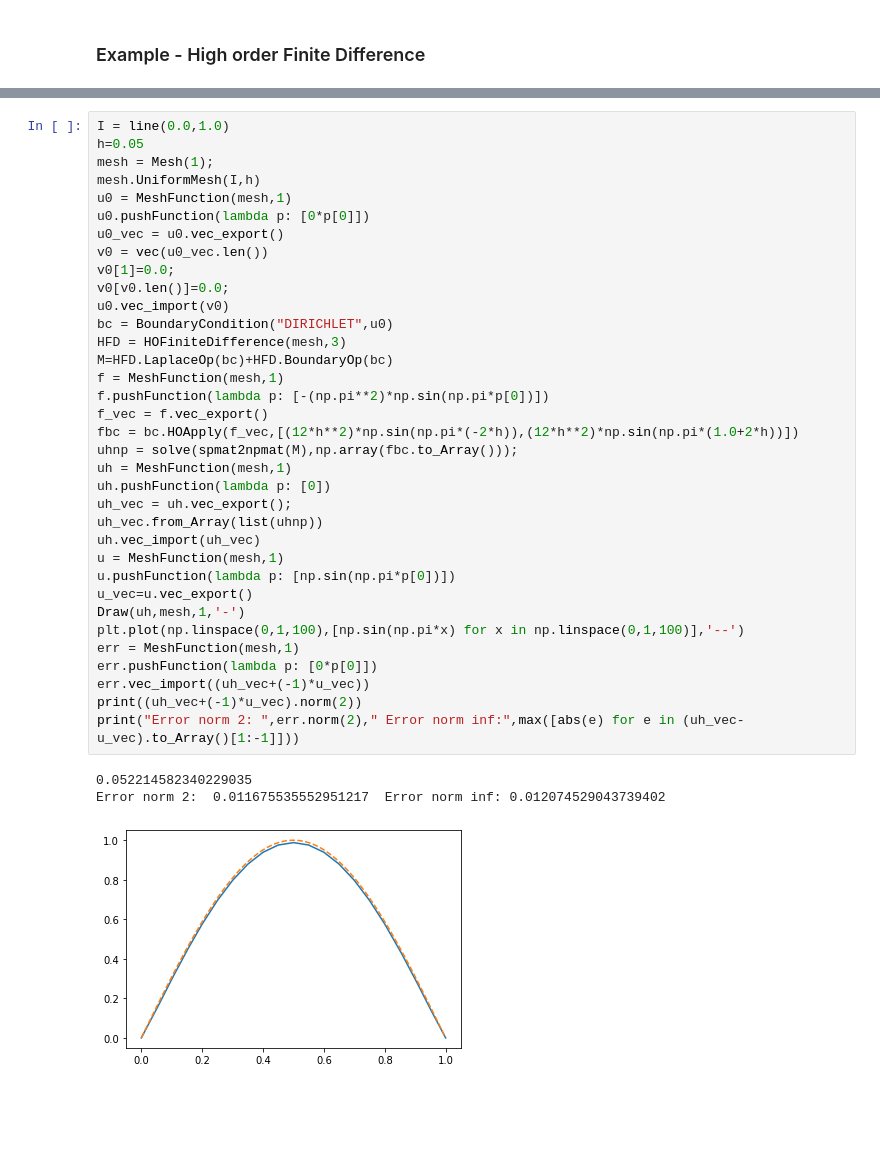
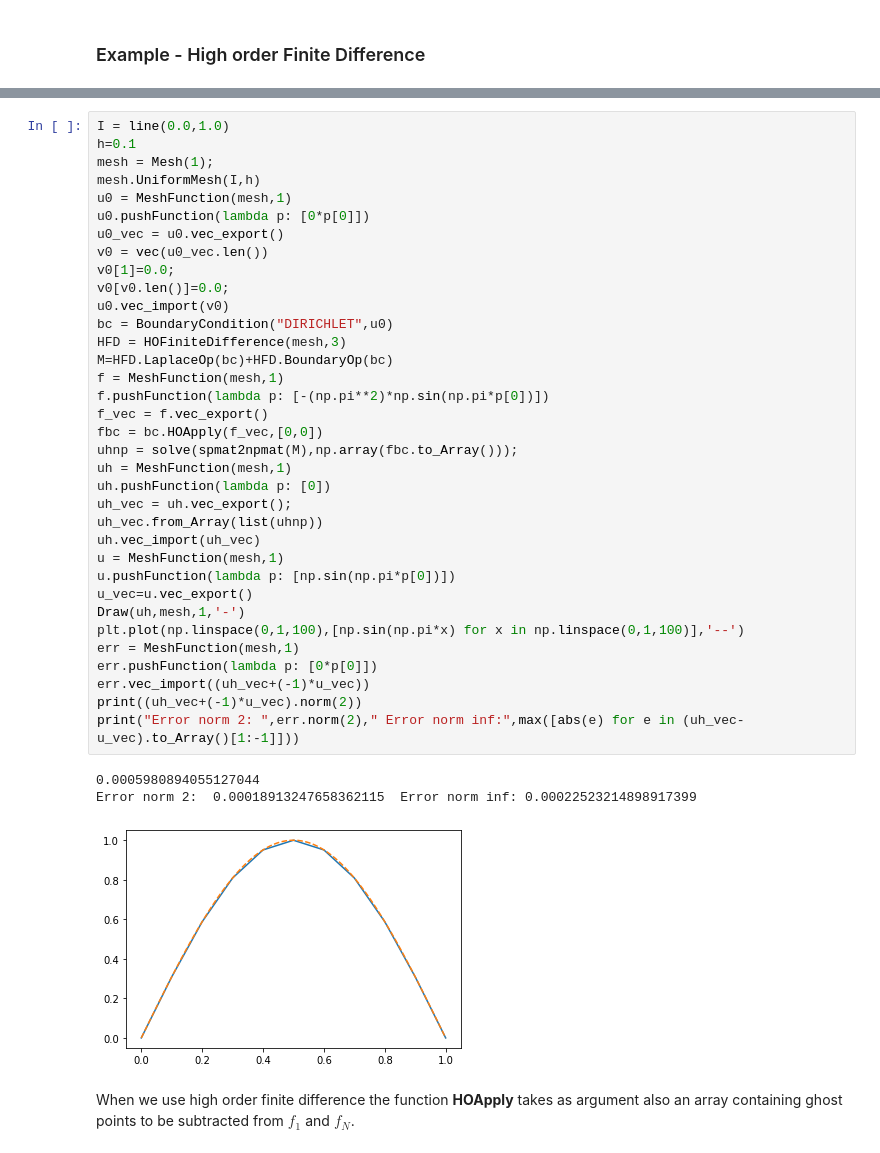
Before and after one commit to UZerbinati/Suite, a Jupyter notebook: Docs/PDE/FiniteDifferenceElliptic.ipynb, the cells around one changed output, grey strips where cells are left out. Cells and saved outputs as stored; diff of their text form; blank space fills up the shorter version.

Commit message:
Fixed some problem with high order derviatives

```diff
--- a/Docs/PDE/FiniteDifferenceElliptic.ipynb
+++ b/Docs/PDE/FiniteDifferenceElliptic.ipynb
@@ -341,39 +389,41 @@ err.norm(2)
 # %%
 I = line(0.0,1.0)
-h=0.05
+h=0.1
 mesh = Mesh(1);
 mesh.UniformMesh(I,h)
 u0 = MeshFunction(mesh,1)
 u0.pushFunction(lambda p: [0*p[0]])
 u0_vec = u0.vec_export()
 v0 = vec(u0_vec.len())
 v0[1]=0.0;
 v0[v0.len()]=0.0;
 u0.vec_import(v0)
 bc = BoundaryCondition("DIRICHLET",u0)
 HFD = HOFiniteDifference(mesh,3)
 M=HFD.LaplaceOp(bc)+HFD.BoundaryOp(bc)
 f = MeshFunction(mesh,1)
 f.pushFunction(lambda p: [-(np.pi**2)*np.sin(np.pi*p[0])])
 f_vec = f.vec_export()
-fbc = bc.HOApply(f_vec,[(12*h**2)*np.sin(np.pi*(-2*h)),(12*h**2)*np.sin(np.pi*(1.0+2*h))])
+fbc = bc.HOApply(f_vec,[0,0])
 uhnp = solve(spmat2npmat(M),np.array(fbc.to_Array()));
 uh = MeshFunction(mesh,1)
 uh.pushFunction(lambda p: [0])
 uh_vec = uh.vec_export();
 uh_vec.from_Array(list(uhnp))
 uh.vec_import(uh_vec)
 u = MeshFunction(mesh,1)
 u.pushFunction(lambda p: [np.sin(np.pi*p[0])])
 u_vec=u.vec_export()
 Draw(uh,mesh,1,'-')
 plt.plot(np.linspace(0,1,100),[np.sin(np.pi*x) for x in np.linspace(0,1,100)],'--')
 err = MeshFunction(mesh,1)
 err.pushFunction(lambda p: [0*p[0]])
 err.vec_import((uh_vec+(-1)*u_vec))
 print((uh_vec+(-1)*u_vec).norm(2))
 print("Error norm 2: ",err.norm(2)," Error norm inf:",max([abs(e) for e in (uh_vec-u_vec).to_Array()[1:-1]]))
 # %% [output]
-0.052214582340229035
-Error norm 2:  0.011675535552951217  Error norm inf: 0.012074529043739402
+0.0005980894055127044
+Error norm 2:  0.00018913247658362115  Error norm inf: 0.00022523214898917399
-[figure, old version]
+[figure, new version]
+# %% [markdown]
+When we use high order finite difference the function __HOApply__ takes as argument also an array containing ghost points to be subtracted from $f_1$ and $f_N$.
```
Also changed, not shown: parts of 10 cells of this notebook, 5 other files.
